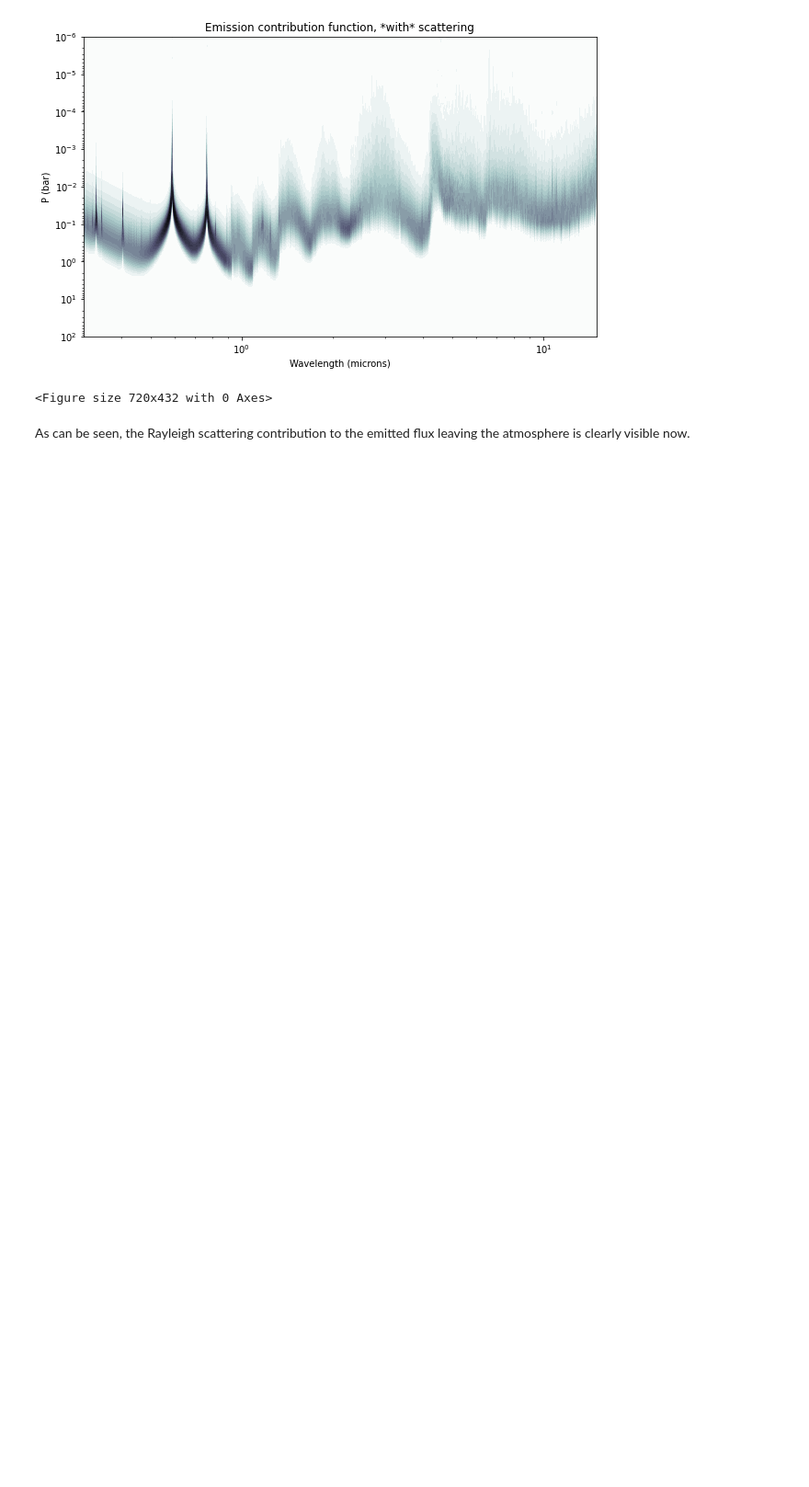
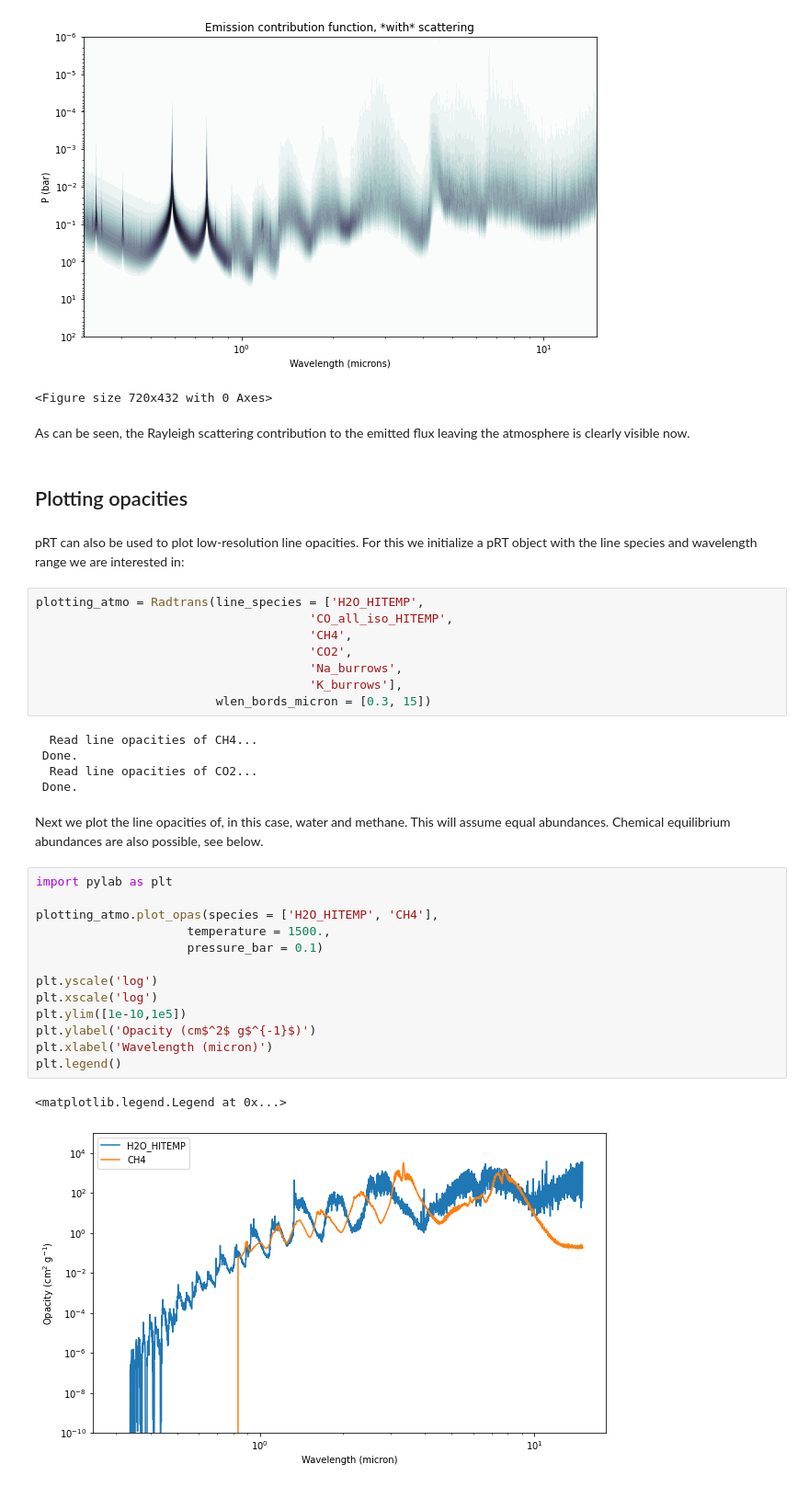
Before and after one commit to jovian-explorer/petitRADTRANS, a Jupyter notebook: docs/content/notebooks/analysis.ipynb, the cells around one changed output. Shown at 92% size. Saved outputs shown, nothing was run; the diff lists cells and outputs as text; blank space fills up the shorter version.

Commit message:
Added opacity plotting to analysis functions.

```diff
--- a/docs/content/notebooks/analysis.ipynb
+++ b/docs/content/notebooks/analysis.ipynb
@@ -200,3 +201,38 @@ plt.clf()
 <Figure size 720x432 with 0 Axes>
 # %% [markdown]
 As can be seen, the Rayleigh scattering contribution to the emitted flux leaving the atmosphere is clearly visible now.
+# %% [markdown]
+## Plotting opacities
+# %% [markdown]
+pRT can also be used to plot low-resolution line opacities. For this we initialize a pRT object with the line species and wavelength range we are interested in:
+# %%
+plotting_atmo = Radtrans(line_species = ['H2O_HITEMP',
+                                      'CO_all_iso_HITEMP',
+                                      'CH4',
+                                      'CO2',
+                                      'Na_burrows',
+                                      'K_burrows'],
+                         wlen_bords_micron = [0.3, 15])
+# %% [output]
+  Read line opacities of CH4...
+ Done.
+  Read line opacities of CO2...
+ Done.
+# %% [markdown]
+Next we plot the line opacities of, in this case, water and methane. This will assume equal abundances. Chemical equilibrium abundances are also possible, see below.
+# %%
+import pylab as plt
+
+plotting_atmo.plot_opas(species = ['H2O_HITEMP', 'CH4'],
+                     temperature = 1500.,
+                     pressure_bar = 0.1)
+
+plt.yscale('log')
+plt.xscale('log')
+plt.ylim([1e-10,1e5])
+plt.ylabel('Opacity (cm$^2$ g$^{-1}$)')
+plt.xlabel('Wavelength (micron)')
+plt.legend()
+# %% [output]
+<matplotlib.legend.Legend at 0x...>
+[figure, added]
```
Also changed, not shown: parts of 5 cells of this notebook, 1 other file.
